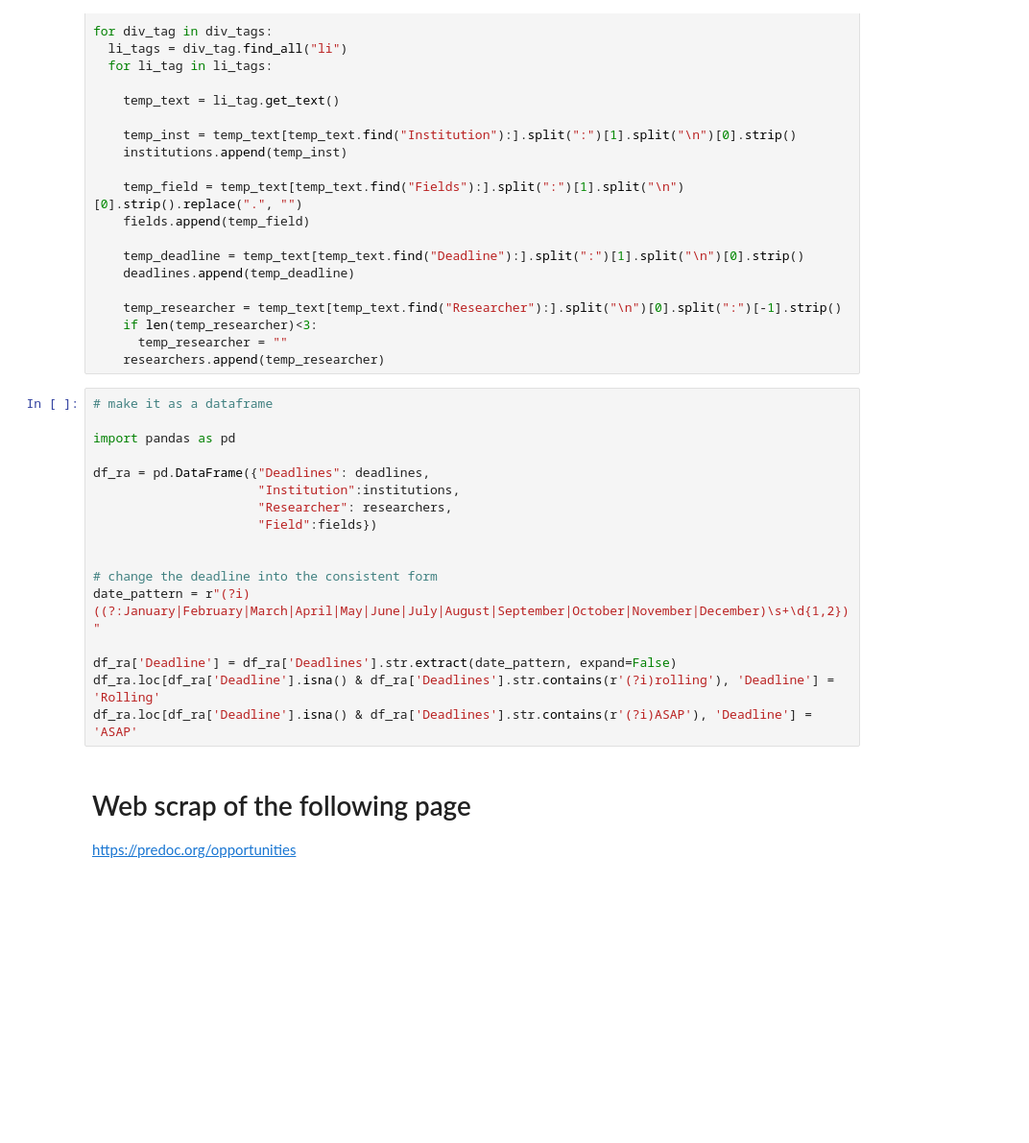
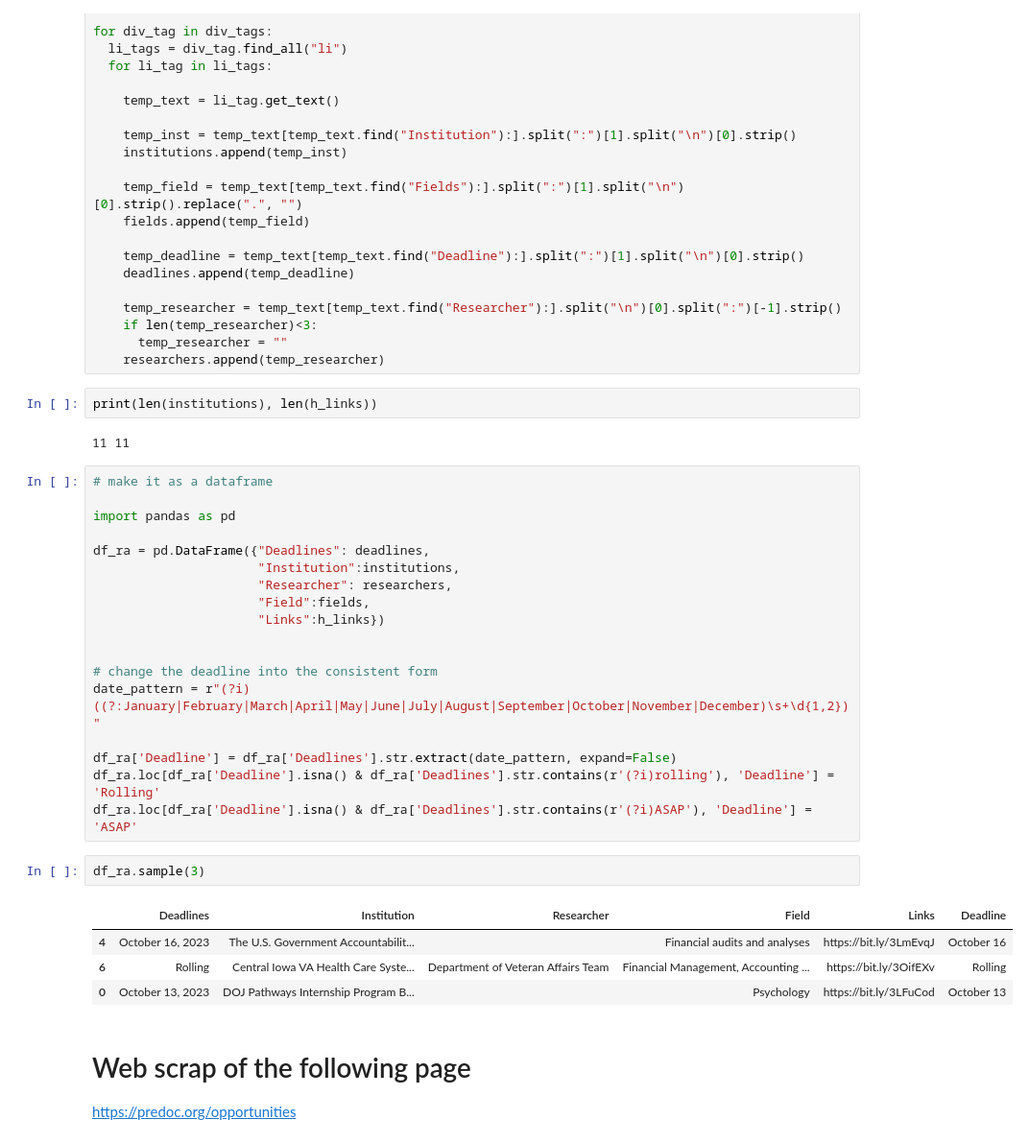
Before and after one commit to YounSooKimTech/Joy_Automation, a Jupyter notebook: PreDocWebsiteScrap.ipynb, the cells around one changed output. Shown: that part at 96% size. Saved outputs shown, nothing was run; the diff lists cells and outputs as text; blank space fills up the shorter version.

```diff
--- a/PreDocWebsiteScrap.ipynb
+++ b/PreDocWebsiteScrap.ipynb
@@ -44,6 +68,10 @@ for div_tag in div_tags:
     if len(temp_researcher)<3:
       temp_researcher = ""
     researchers.append(temp_researcher)
+# %%
+print(len(institutions), len(h_links))
+# %% [output]
+11 11
 # %%
 # make it as a dataframe
 
@@ -52,7 +80,8 @@ import pandas as pd
 df_ra = pd.DataFrame({"Deadlines": deadlines,
                       "Institution":institutions,
                       "Researcher": researchers,
-                      "Field":fields})
+                      "Field":fields,
+                      "Links":h_links})
 
 
 # change the deadline into the consistent form
@@ -61,6 +90,13 @@ date_pattern = r"(?i)((?:January|February|March|April|May|June|July|August|Septe
 df_ra['Deadline'] = df_ra['Deadlines'].str.extract(date_pattern, expand=False)
 df_ra.loc[df_ra['Deadline'].isna() & df_ra['Deadlines'].str.contains(r'(?i)rolling'), 'Deadline'] = 'Rolling'
 df_ra.loc[df_ra['Deadline'].isna() & df_ra['Deadlines'].str.contains(r'(?i)ASAP'), 'Deadline'] = 'ASAP'
+# %%
+df_ra.sample(3)
+# %% [output]
+|  | Deadlines | Institution | Researcher | Field | Links | Deadline |
+| 4 | October 16, 2023 | The U.S. Government Accountabilit... |  | Financial audits and analyses | https://bit.ly/3LmEvqJ | October 16 |
+| 6 | Rolling | Central Iowa VA Health Care Syste... | Department of Veteran Affairs Team | Financial Management, Accounting ... | https://bit.ly/3OifEXv | Rolling |
+| 0 | October 13, 2023 | DOJ Pathways Internship Program B... |  | Psychology | https://bit.ly/3LFuCod | October 13 |
 # %% [markdown]
 # Web scrap of the following page
 https://predoc.org/opportunities
```
Also changed, not shown: parts of 21 cells of this notebook.
